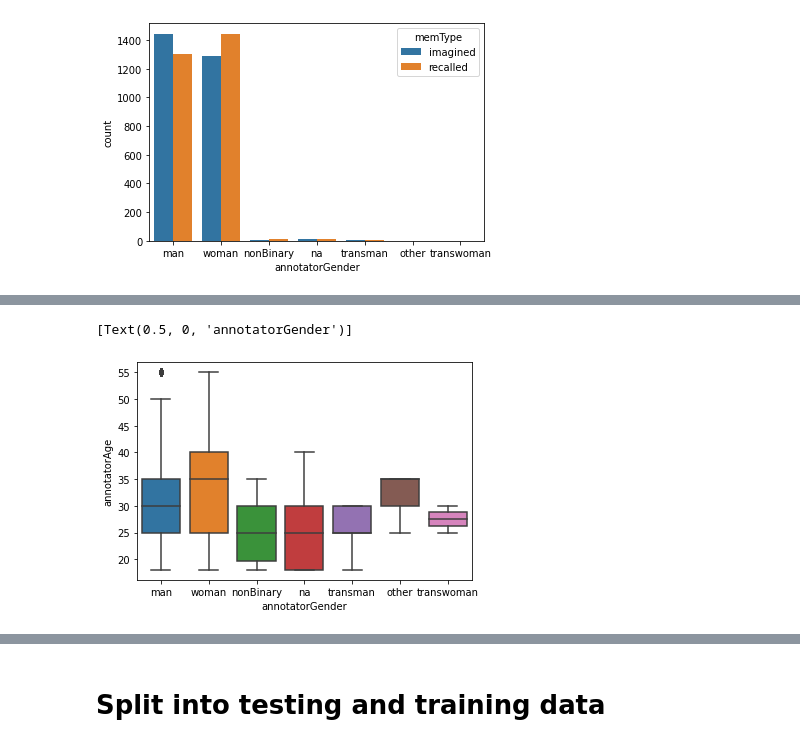
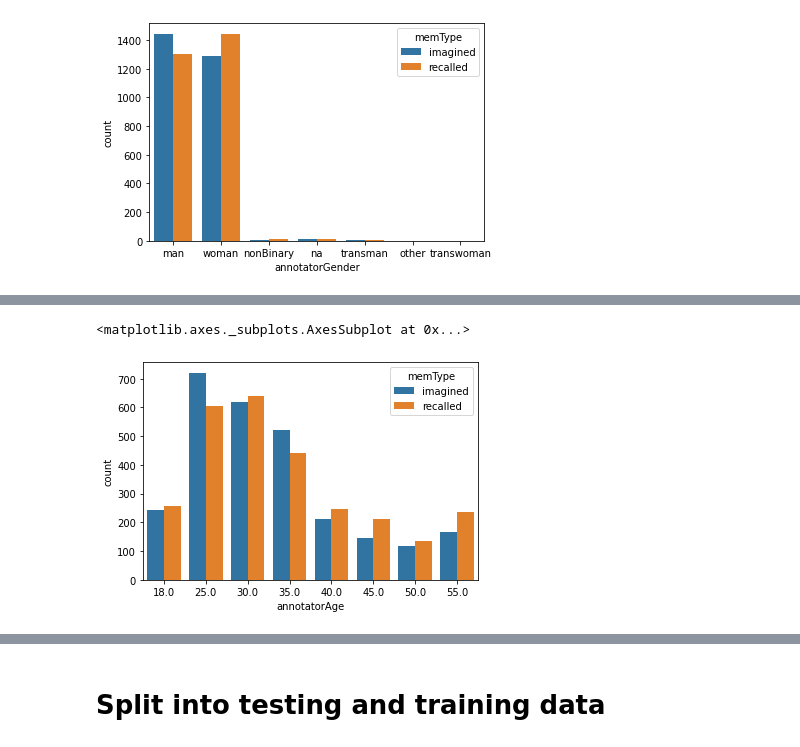
Before and after one commit to feliciahf/data_science_exam, a Jupyter notebook: hippocorpus_binaryclass.ipynb, the cells around one changed output, grey strips where cells are left out. Cells and saved outputs as stored; diff of their text form; code cells hidden in the pictures.

Commit message:
visualisations

```diff
--- a/hippocorpus_binaryclass.ipynb
+++ b/hippocorpus_binaryclass.ipynb
@@ -148,7 +146,6 @@ sns.displot(df_full, x="annotatorAge")
 # %%
-# Boxplot of age and sex
-ax = sns.boxplot(x="annotatorGender", y="annotatorAge", data=df_full)
-ax.set(xlabel="annotatorGender")
+# histogram of age and story type
+sns.countplot(x="annotatorAge", hue="memType", data=df_full)
 # %% [output]
-[Text(0.5, 0, 'annotatorGender')]
+<matplotlib.axes._subplots.AxesSubplot at 0x...>
-[figure, old version]
+[figure, new version]
```
Also changed, not shown: parts of 3 cells of this notebook.
